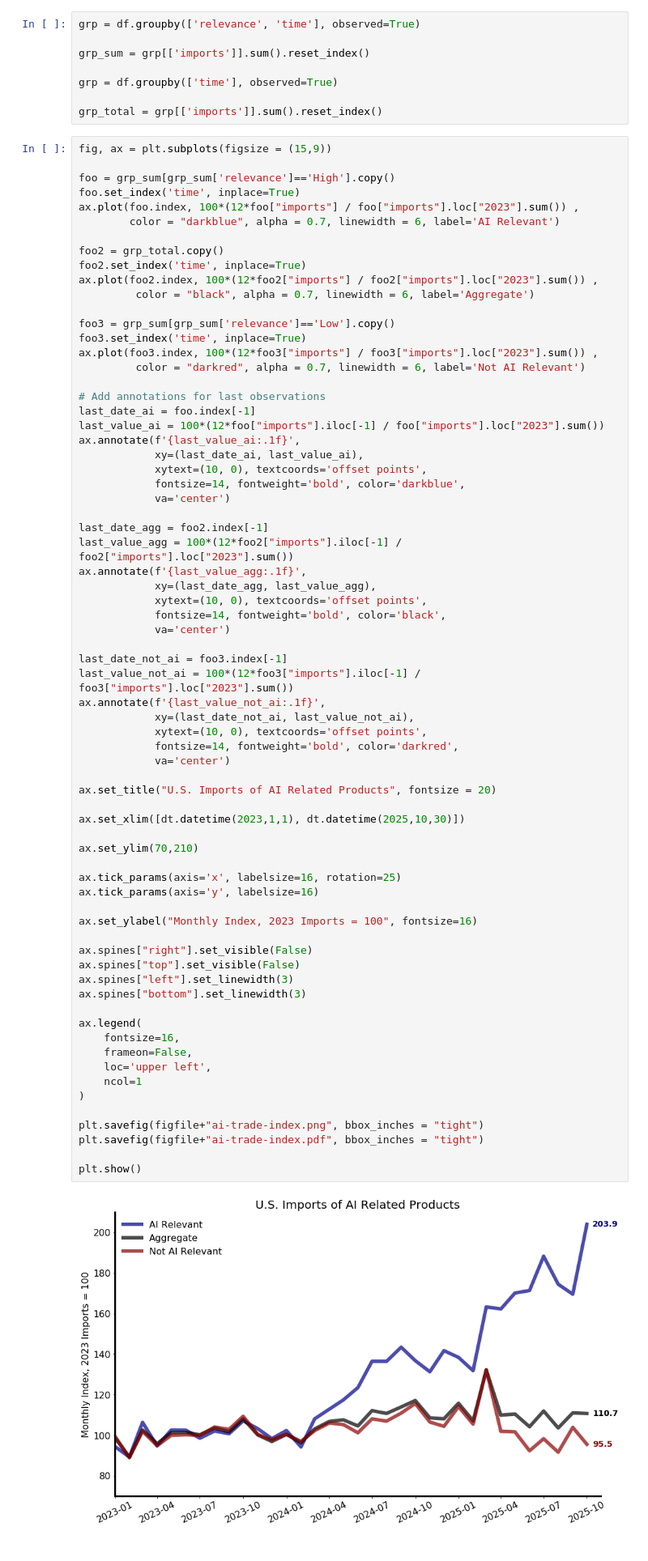
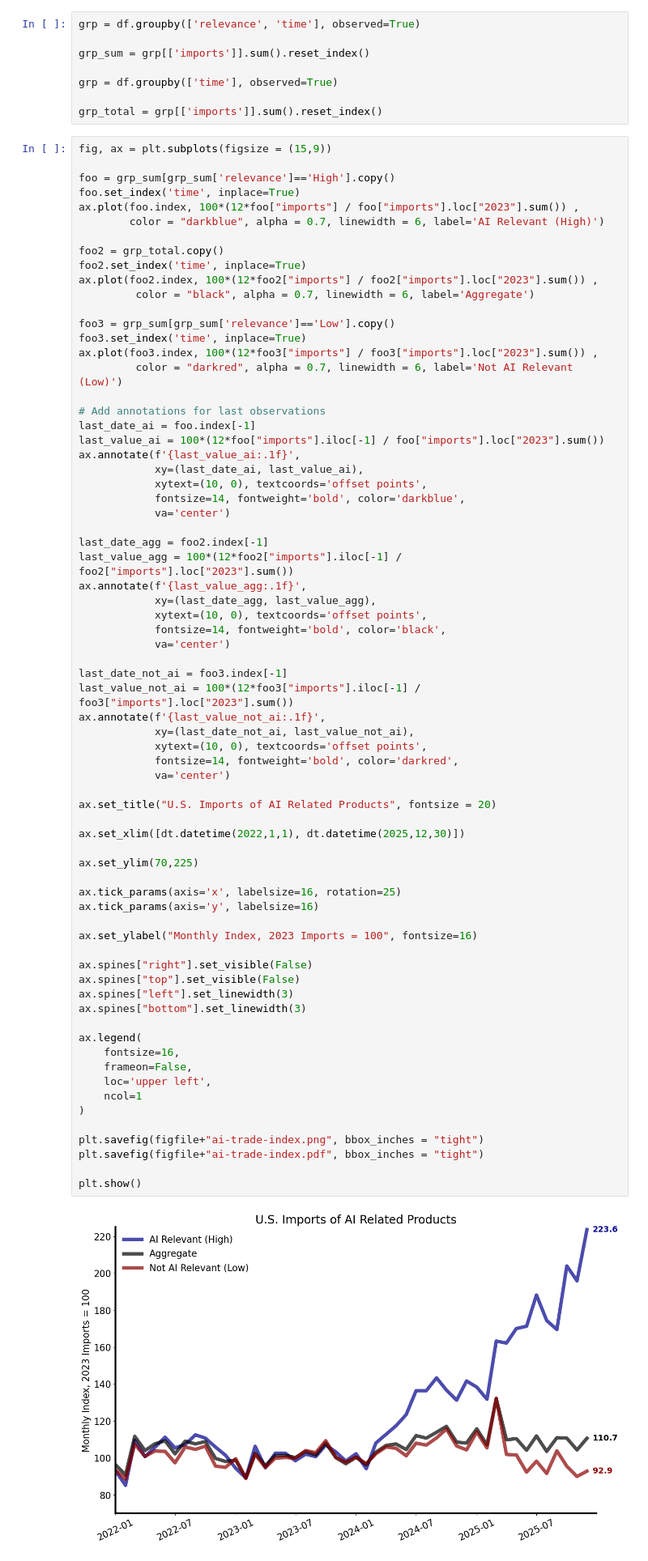
Before and after one commit to tradewartracker/ai-trade-index, a Jupyter notebook: plot-ai-llm-trade.ipynb, the cells around one changed output. Shown at 81% size. Saved outputs shown, nothing was run; the diff lists cells and outputs as text.

```diff
--- a/plot-ai-llm-trade.ipynb
+++ b/plot-ai-llm-trade.ipynb
@@ -99,7 +95,7 @@ fig, ax = plt.subplots(figsize = (15,9))
 foo = grp_sum[grp_sum['relevance']=='High'].copy()
 foo.set_index('time', inplace=True)
 ax.plot(foo.index, 100*(12*foo["imports"] / foo["imports"].loc["2023"].sum()) ,
-        color = "darkblue", alpha = 0.7, linewidth = 6, label='AI Relevant')
+        color = "darkblue", alpha = 0.7, linewidth = 6, label='AI Relevant (High)')
 
 foo2 = grp_total.copy()
 foo2.set_index('time', inplace=True)
@@ -109,7 +105,7 @@ ax.plot(foo2.index, 100*(12*foo2["imports"] / foo2["imports"].loc["2023"].sum())
 foo3 = grp_sum[grp_sum['relevance']=='Low'].copy()
 foo3.set_index('time', inplace=True)
 ax.plot(foo3.index, 100*(12*foo3["imports"] / foo3["imports"].loc["2023"].sum()) ,
-         color = "darkred", alpha = 0.7, linewidth = 6, label='Not AI Relevant')
+         color = "darkred", alpha = 0.7, linewidth = 6, label='Not AI Relevant (Low)')
 
 # Add annotations for last observations
 last_date_ai = foo.index[-1]
@@ -135,33 +131,33 @@ ax.annotate(f'{last_value_not_ai:.1f}',
             xytext=(10, 0), textcoords='offset points',
             fontsize=14, fontweight='bold', color='darkred',
             va='center')
 
 ax.set_title("U.S. Imports of AI Related Products", fontsize = 20)
 
-ax.set_xlim([dt.datetime(2023,1,1), dt.datetime(2025,10,30)])
+ax.set_xlim([dt.datetime(2022,1,1), dt.datetime(2025,12,30)])
 
-ax.set_ylim(70,210)
+ax.set_ylim(70,225)
 
 ax.tick_params(axis='x', labelsize=16, rotation=25)
 ax.tick_params(axis='y', labelsize=16)
 
 ax.set_ylabel("Monthly Index, 2023 Imports = 100", fontsize=16)
 
 ax.spines["right"].set_visible(False)
 ax.spines["top"].set_visible(False)
 ax.spines["left"].set_linewidth(3)
 ax.spines["bottom"].set_linewidth(3)
 
 ax.legend(
     fontsize=16,
     frameon=False,
     loc='upper left',
     ncol=1
 )
 
 plt.savefig(figfile+"ai-trade-index.png", bbox_inches = "tight")
 plt.savefig(figfile+"ai-trade-index.pdf", bbox_inches = "tight")
 
 plt.show()
 # %% [output]
-[figure, old version]
+[figure, new version]
```
Also changed, not shown: parts of 25 cells of this notebook, 20 other files.
